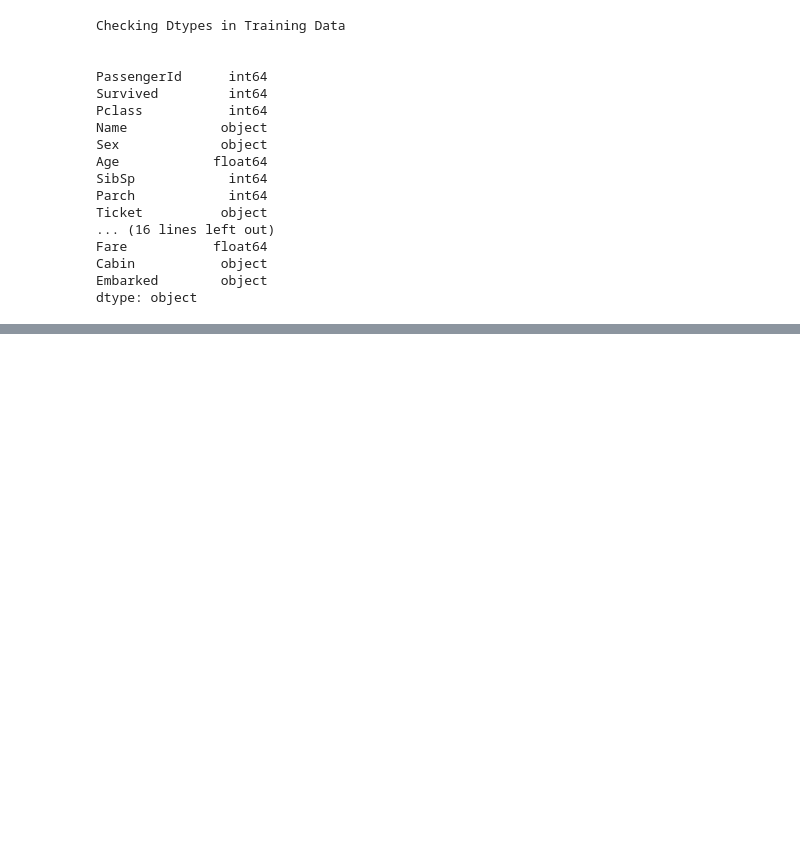
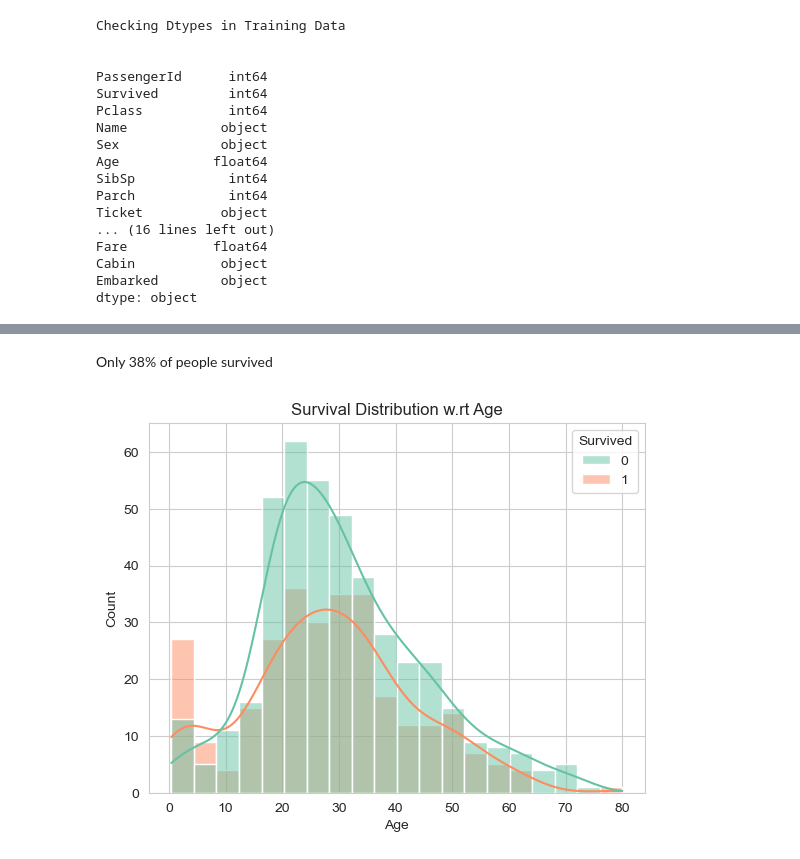
Before and after one commit to manishbhatia7/kaggle, a Jupyter notebook: input/titanic/notebook.ipynb, the cells around one changed output, grey strips where cells are left out. Drawn from its saved outputs; the diff is of its cells as text; code cells hidden in the pictures; blank space fills up the shorter version.

```diff
--- a/input/titanic/notebook.ipynb
+++ b/input/titanic/notebook.ipynb
@@ -121,0 +154,8 @@ dtype: object
+# %% [markdown]
+Only 38% of people survived
+# %%
+sns.histplot(x="Age",data=train_df,kde=True,hue="Survived",palette="Set2",bins=20)
+plt.title("Survival Distribution w.rt Age")
+plt.show()
+# %% [output]
+[figure, added]
```
Also changed, not shown: parts of 8 cells of this notebook.
